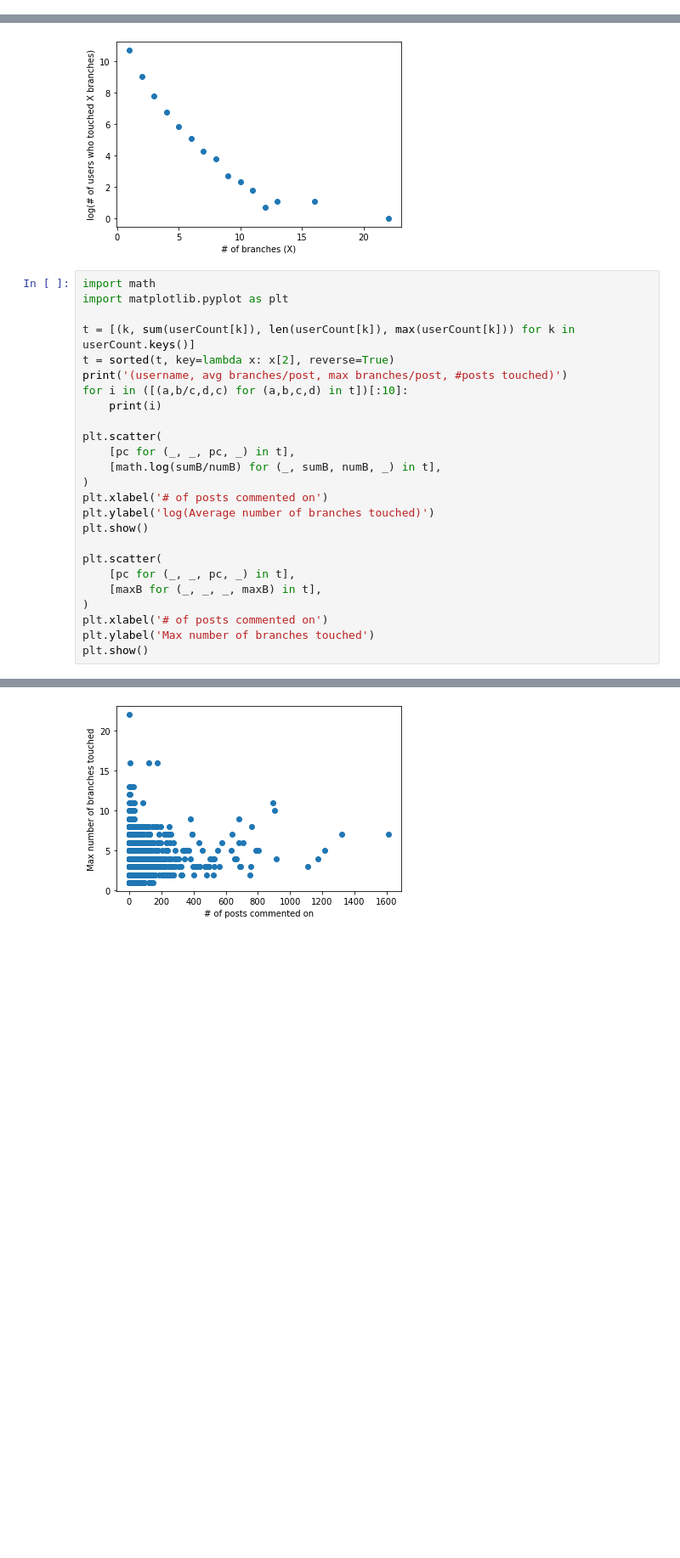
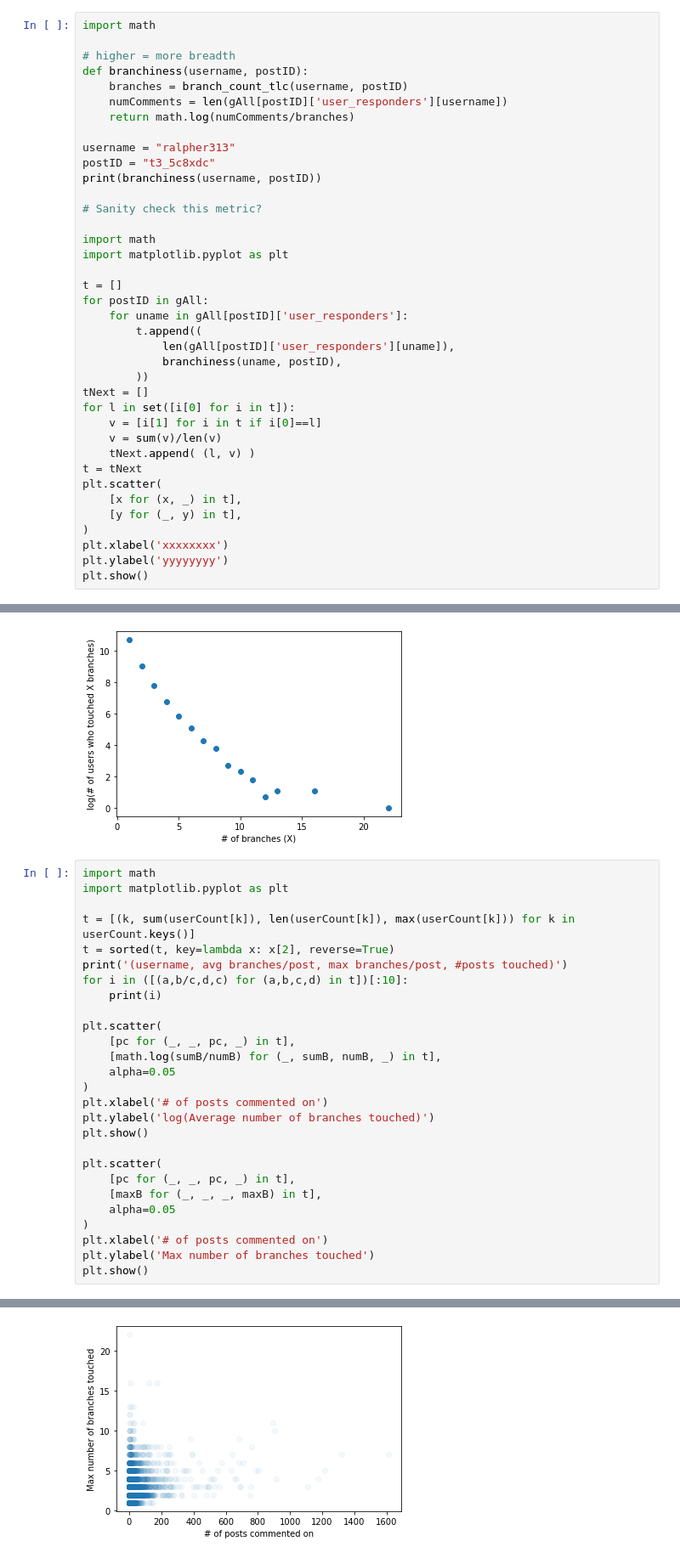
Before and after one commit to cephcyn/cornell_cs6742, a Jupyter notebook: nb_exploratory.ipynb, the cells around one changed output, grey strips where cells are left out. Shown: that part at 85% size. Drawn from its saved outputs; the diff is of its cells as text; blank space fills up the shorter version.

```diff
--- a/nb_exploratory.ipynb
+++ b/nb_exploratory.ipynb
@@ -117,3 +117,41 @@ postID = "t3_5c8xdc"
 print(branch_count_tlc(username, postID))
 # %% [output]
 3
+# %%
+import math
+
+# higher = more breadth
+def branchiness(username, postID):
+    branches = branch_count_tlc(username, postID)
+    numComments = len(gAll[postID]['user_responders'][username])
+    return math.log(numComments/branches)
+
+username = "ralpher313"
+postID = "t3_5c8xdc"
+print(branchiness(username, postID))
+
+# Sanity check this metric?
+
+import math
+import matplotlib.pyplot as plt
+
+t = []
+for postID in gAll:
+    for uname in gAll[postID]['user_responders']:
+        t.append((
+            len(gAll[postID]['user_responders'][uname]),
+            branchiness(uname, postID),
+        ))
+tNext = []
+for l in set([i[0] for i in t]):
+    v = [i[1] for i in t if i[0]==l]
+    v = sum(v)/len(v)
+    tNext.append( (l, v) )
+t = tNext
+plt.scatter(
+    [x for (x, _) in t],
+    [y for (_, y) in t],
+)
+plt.xlabel('xxxxxxxx')
+plt.ylabel('yyyyyyyy')
+plt.show()
@@ -163,6 +291,7 @@ for i in ([(a,b/c,d,c) for (a,b,c,d) in t])[:10]:
 plt.scatter(
     [pc for (_, _, pc, _) in t],
     [math.log(sumB/numB) for (_, sumB, numB, _) in t],
+    alpha=0.05
 )
 plt.xlabel('# of posts commented on')
 plt.ylabel('log(Average number of branches touched)')
@@ -171,6 +300,7 @@ plt.show()
 plt.scatter(
     [pc for (_, _, pc, _) in t],
     [maxB for (_, _, _, maxB) in t],
+    alpha=0.05
 )
 plt.xlabel('# of posts commented on')
 plt.ylabel('Max number of branches touched')
@@ -191,4 +321,4 @@ plt.show()
-[figure, old version]
+[figure, new version]
 # %%
 import re
 
```
Also changed, not shown: parts of 11 cells of this notebook.
